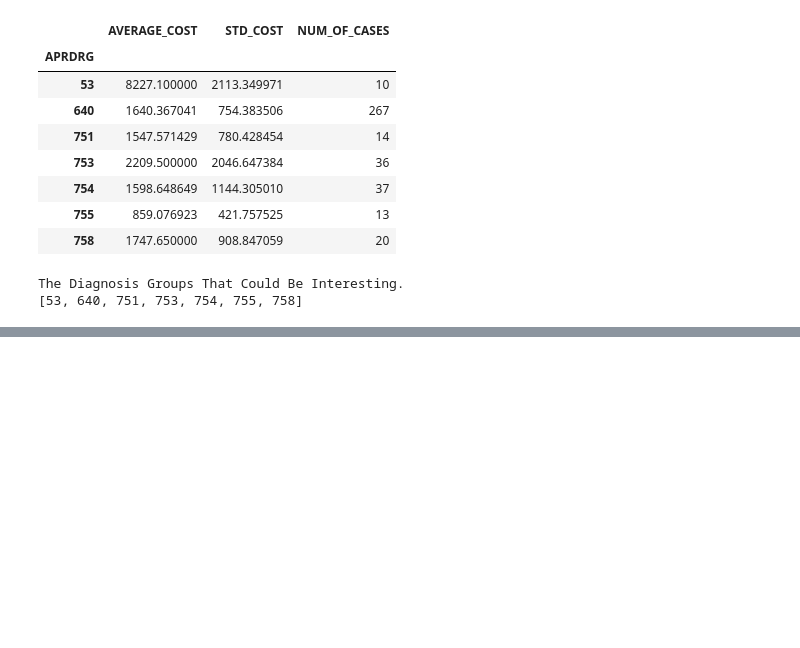
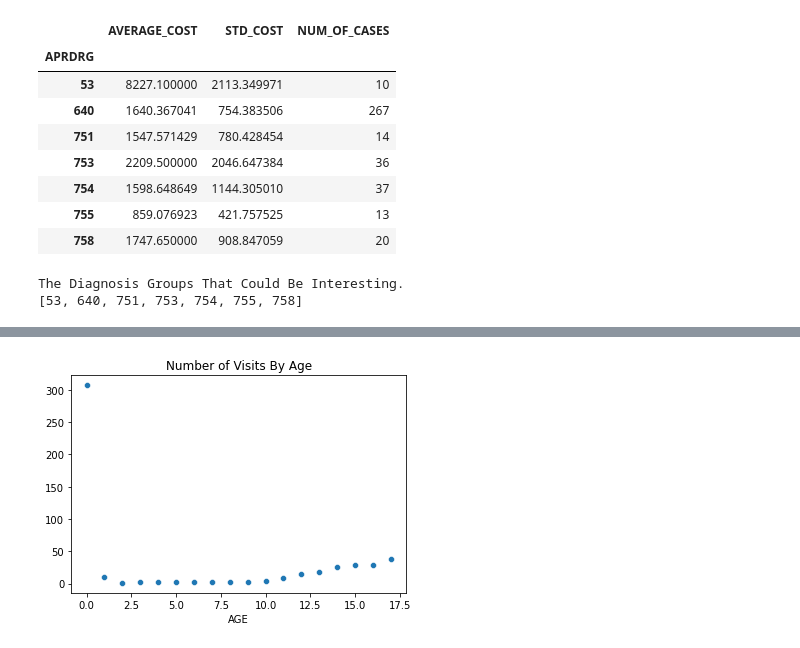
Before and after one commit to adcovell/wisconsin_healthcare_costs, a Jupyter notebook: healthcare_costs_wiscon.ipynb, the cells around one changed output, grey strips where cells are left out. Drawn from its saved outputs; the diff is of its cells as text; code cells hidden in the pictures; blank space fills up the shorter version.

```diff
--- a/healthcare_costs_wiscon.ipynb
+++ b/healthcare_costs_wiscon.ipynb
@@ -73,0 +174,6 @@ _ = sns.scatterplot(x=range(1, len(cost_per_day_list)), y=cost_per_day_list[1:])
+# %%
+# Looking at Who Comes to the Hospital the Most
+series = main_df.groupby(by = ['AGE']).LOS.count()
+_ = sns.scatterplot(x=series.index, y=series.values).set_title('Number of Visits By Age')
+# %% [output]
+[figure, added]
```
Also changed, not shown: parts of 11 cells of this notebook.
